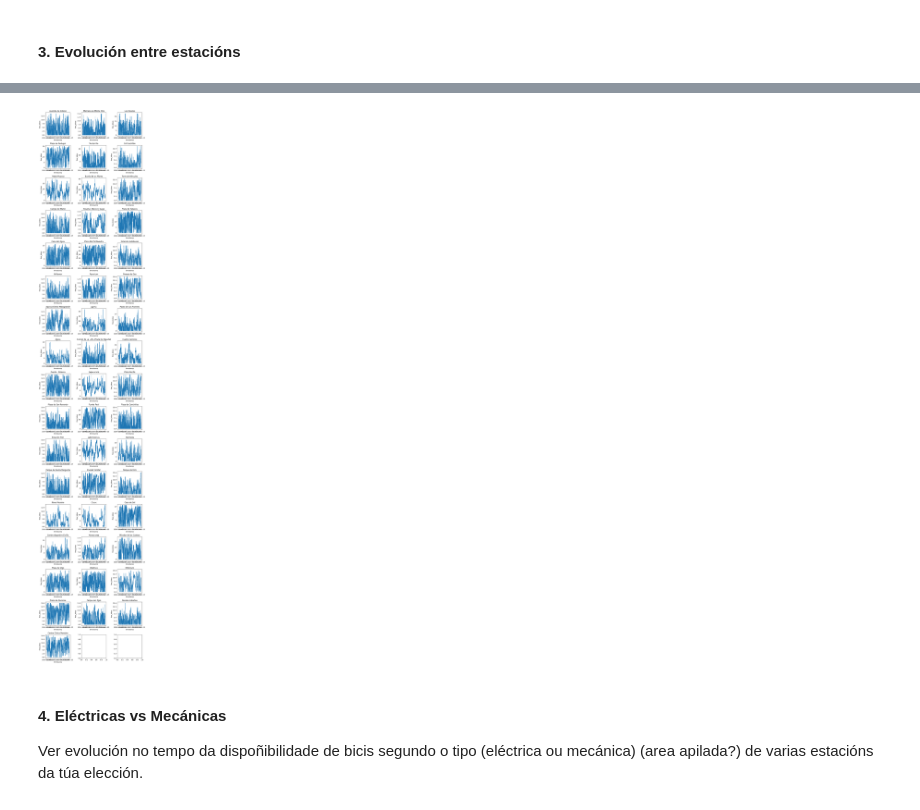
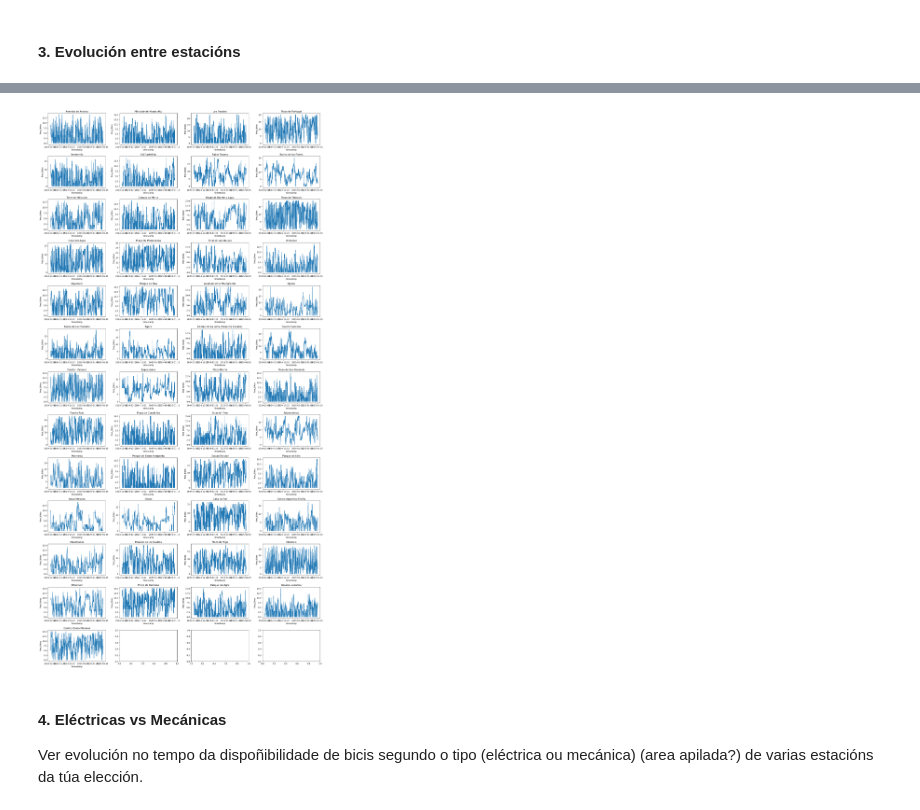
Before and after one commit to ines-learning-hub/citybikes-analytics, a Jupyter notebook: 05_exercicio.ipynb, the cells around one changed output, grey strips where cells are left out. Drawn from its saved outputs; the diff is of its cells as text; code cells hidden in the pictures.

```diff
--- a/05_exercicio.ipynb
+++ b/05_exercicio.ipynb
@@ -7,6 +9,6 @@ import matplotlib.pyplot as plt
 # %%
 # df_bikes=pd.read_csv('../datasets/stations.csv')
-df_bikes=pd.read_csv('../datasets/bicicorunha_data.csv')
+df_bikes=pd.read_csv('datasets/bicicorunha_data.csv')
 df_bikes.drop(columns=['Unnamed: 0'], inplace=True)
 df_bikes.head()
 # %% [output]
@@ -72,23 +66,23 @@ sns.lineplot(data=df_hercules.free_bikes)
 # %%
 import matplotlib.pyplot as plt
 import seaborn as sns
 import numpy as np
 
 total_stations = df_bikes['name'].unique()
-n_rows = int(np.ceil(len(total_stations) / 3))
-n_cols = 3
-fig, axes = plt.subplots(n_rows, n_cols, figsize=(10, 3 * n_rows))
+n_rows = int(np.ceil(len(total_stations) / 4))
+n_cols = 4
+fig, axes = plt.subplots(n_rows, n_cols, figsize=(20, 3 * n_rows))
 axes = axes.flatten()
 
 for i, station in enumerate(total_stations):
     df_station = df_bikes[df_bikes['name'] == station]
     sns.lineplot(data=df_station, x='timestamp', y='free_bikes', ax=axes[i])
     axes[i].set_title(station)
 
 plt.tight_layout()
 plt.show()
 # %% [output]
-[figure, old version]
+[figure, new version]
 # %% [markdown]
 #### **4. Eléctricas vs Mecánicas**
 Ver evolución no tempo da dispoñibilidade de bicis segundo o tipo (eléctrica ou mecánica) (area apilada?) de varias estacións da túa elección.
```
Also changed, not shown: parts of 18 cells of this notebook.
